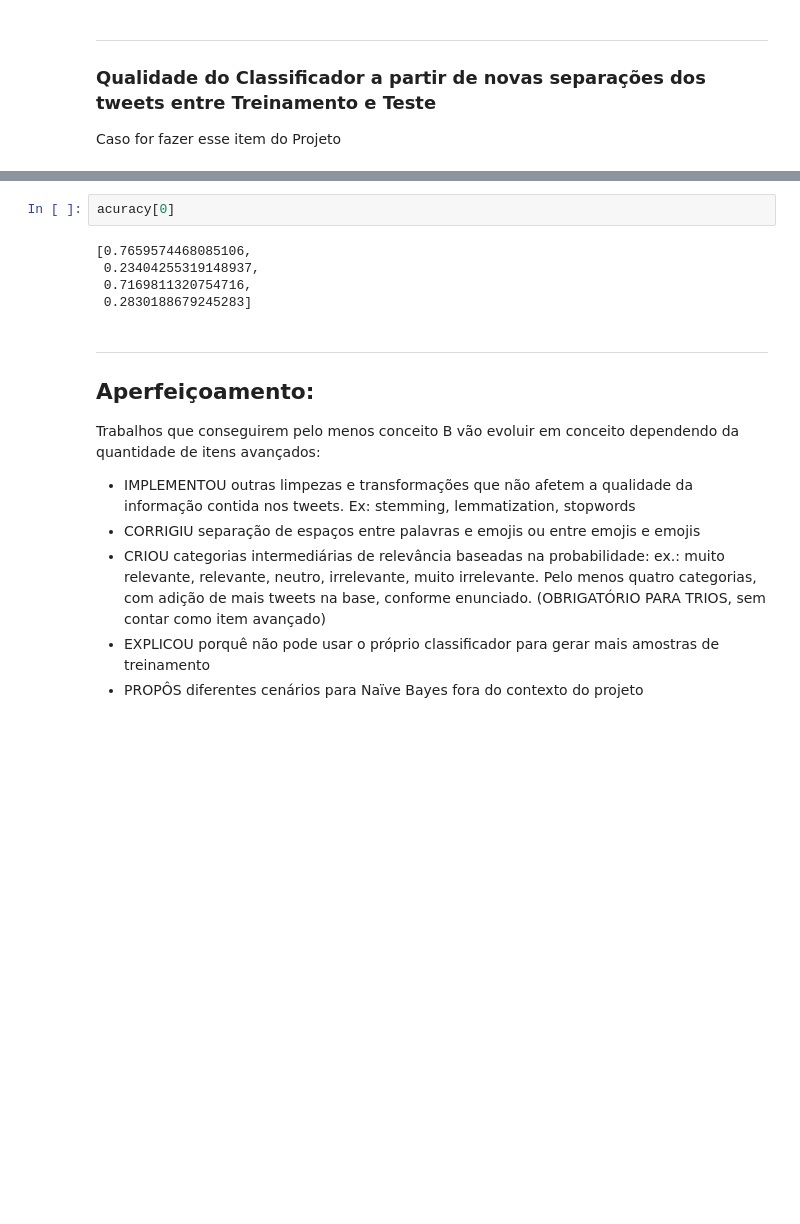
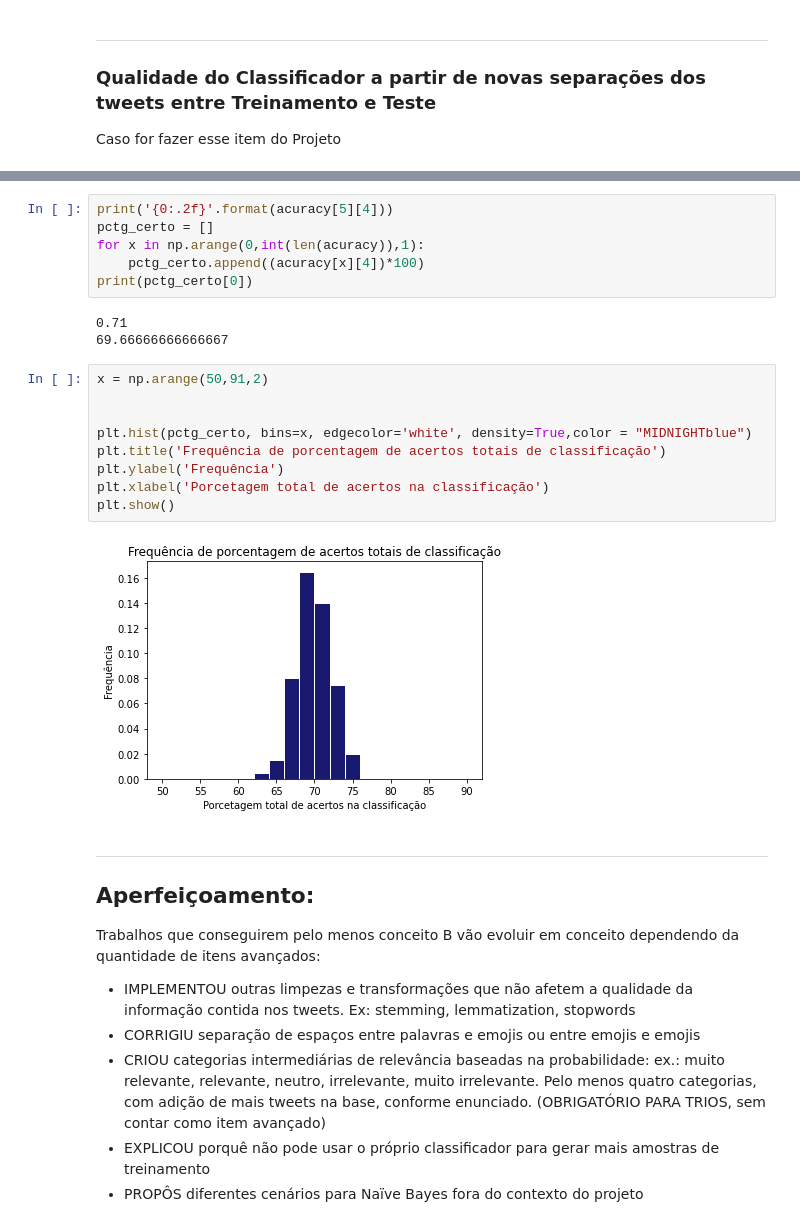
Before and after one commit to AndreBBM/Projeto-1-CDados, a Jupyter notebook: Projeto1_Funções_dos_classificadores.ipynb, the cells around one changed output, grey strips where cells are left out. Drawn from its saved outputs; the diff is of its cells as text; blank space fills up the shorter version.

```diff
--- a/Projeto1_Funções_dos_classificadores.ipynb
+++ b/Projeto1_Funções_dos_classificadores.ipynb
@@ -653,10 +661,23 @@ analise_classf[0]
-# %%
-acuracy[0]
-# %% [output]
-[0.7659574468085106,
- 0.23404255319148937,
- 0.7169811320754716,
- 0.2830188679245283]
+# %%
+print('{0:.2f}'.format(acuracy[5][4]))
+pctg_certo = []
+for x in np.arange(0,int(len(acuracy)),1):
+    pctg_certo.append((acuracy[x][4])*100)
+print(pctg_certo[0])
+# %% [output]
+0.71
+69.66666666666667
+# %%
+x = np.arange(50,91,2)
+
+
+plt.hist(pctg_certo, bins=x, edgecolor='white', density=True,color = "MIDNIGHTblue")
+plt.title('Frequência de porcentagem de acertos totais de classificação')
+plt.ylabel('Frequência')
+plt.xlabel('Porcetagem total de acertos na classificação')
+plt.show()
+# %% [output]
+[figure, added]
 # %% [markdown]
 ___
 ## Aperfeiçoamento:
```
Also changed, not shown: parts of 7 cells of this notebook.
